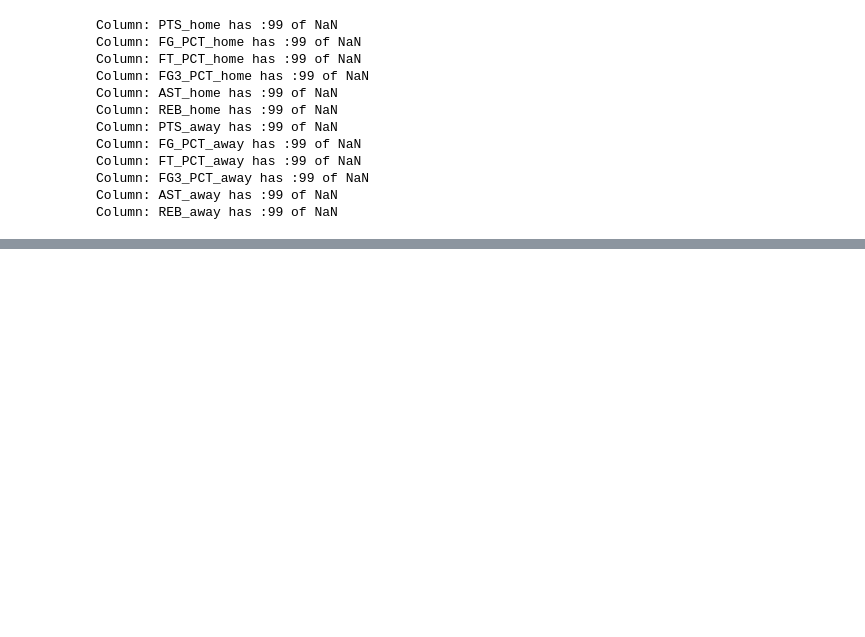
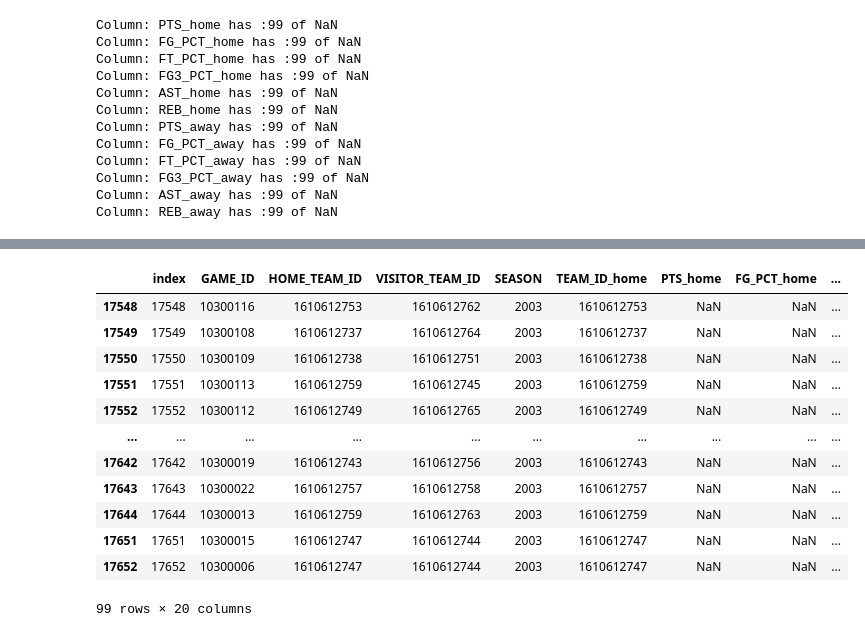
Before and after one commit to robertomanzanolopez/nba_statistics_prediction, a Jupyter notebook: first_aproximation.ipynb, the cells around one changed output, grey strips where cells are left out. Saved outputs shown, nothing was run; the diff lists cells and outputs as text; code cells hidden in the pictures; blank space fills up the shorter version.

```diff
--- a/first_aproximation.ipynb
+++ b/first_aproximation.ipynb
@@ -104,0 +153,20 @@ df_nba_games = df_nba_games.apply(lambda x: x.fillna(x.mean()),axis=0)
+# %%
+# Ahora queremos ver para cada una de las filas conflictivas, que relevancia tienen, para saber como seria mejor
+# actuar, si rellenando los huecos(y como seria en ese caso?), o eliminando dichas filas del df, y no usarlas
+df_columnas_y_filas_conflictivas = df_nba_games_only_numerics.loc[filas_conflictivas]
+# %%
+df_columnas_y_filas_conflictivas
+# %% [output]
+|  | index | GAME_ID | HOME_TEAM_ID | VISITOR_TEAM_ID | SEASON | TEAM_ID_home | PTS_home | FG_PCT_home | ... |
+| 17548 | 17548 | 10300116 | 1610612753 | 1610612762 | 2003 | 1610612753 | NaN | NaN | ... |
+| 17549 | 17549 | 10300108 | 1610612737 | 1610612764 | 2003 | 1610612737 | NaN | NaN | ... |
+| 17550 | 17550 | 10300109 | 1610612738 | 1610612751 | 2003 | 1610612738 | NaN | NaN | ... |
+| 17551 | 17551 | 10300113 | 1610612759 | 1610612745 | 2003 | 1610612759 | NaN | NaN | ... |
+| 17552 | 17552 | 10300112 | 1610612749 | 1610612765 | 2003 | 1610612749 | NaN | NaN | ... |
+| ... | ... | ... | ... | ... | ... | ... | ... | ... | ... |
+| 17642 | 17642 | 10300019 | 1610612743 | 1610612756 | 2003 | 1610612743 | NaN | NaN | ... |
+| 17643 | 17643 | 10300022 | 1610612757 | 1610612758 | 2003 | 1610612757 | NaN | NaN | ... |
+| 17644 | 17644 | 10300013 | 1610612759 | 1610612763 | 2003 | 1610612759 | NaN | NaN | ... |
+| 17651 | 17651 | 10300015 | 1610612747 | 1610612744 | 2003 | 1610612747 | NaN | NaN | ... |
+| 17652 | 17652 | 10300006 | 1610612747 | 1610612744 | 2003 | 1610612747 | NaN | NaN | ... |
+99 rows × 20 columns
```
Also changed, not shown: parts of 17 cells of this notebook.
